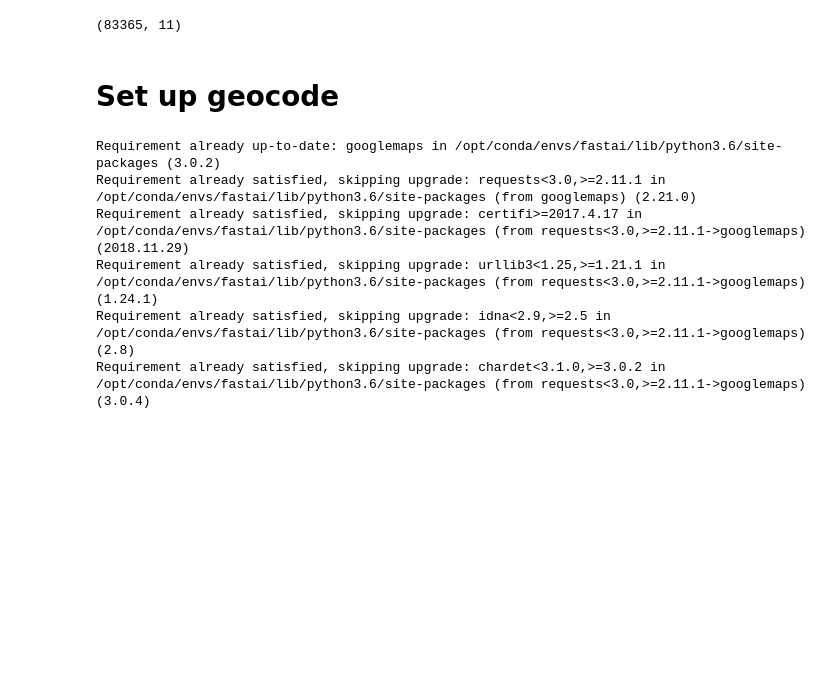
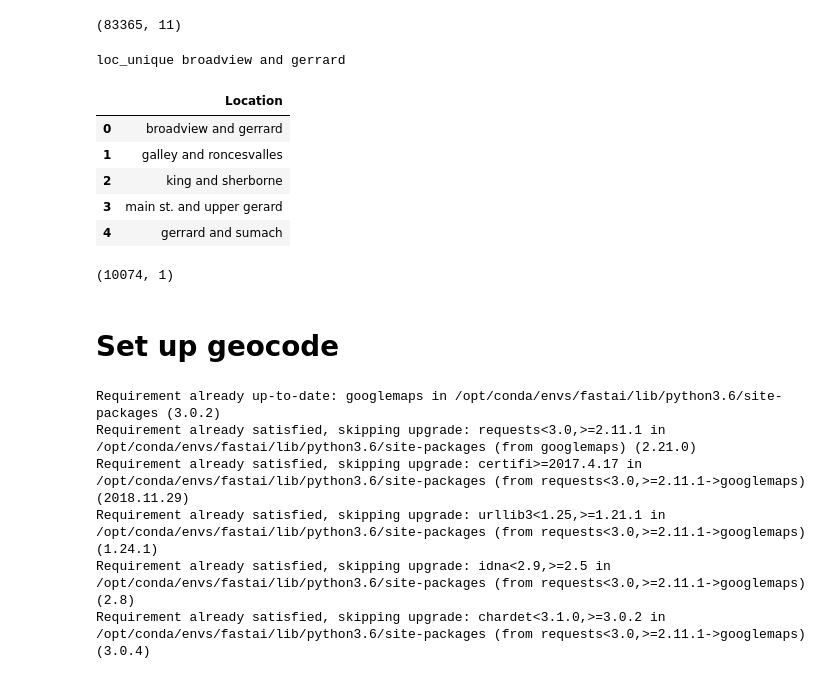
Before and after one commit to ryanmark1867/manning, a Jupyter notebook: streetcar_data_preparation-geocode.ipynb, the cells around one changed output. Drawn from its saved outputs; the diff is of its cells as text; code cells hidden in the pictures; blank space fills up the shorter version.

```diff
--- a/streetcar_data_preparation-geocode.ipynb
+++ b/streetcar_data_preparation-geocode.ipynb
@@ -71,6 +71,26 @@ df.head()
 df.shape
 # %% [output]
 (83365, 11)
+# %%
+# create a dataframe just containing
+# gapminder['continent'].unique().tolist
+loc_unique = df['Location'].unique().tolist()
+print("loc_unique", loc_unique[0])
+# pd.DataFrame(q_list, columns=['q_data'])
+df_unique = pd.DataFrame(loc_unique, columns=['Location'])
+df_unique.head()
+# %% [output]
+loc_unique broadview and gerrard
+|  | Location |
+| 0 | broadview and gerrard |
+| 1 | galley and roncesvalles |
+| 2 | king and sherborne |
+| 3 | main st. and upper gerard |
+| 4 | gerrard and sumach |
+# %%
+df_unique.shape
+# %% [output]
+(10074, 1)
 # %% [markdown]
 # Set up geocode
 # %%
```
Also changed, not shown: parts of 18 cells of this notebook.
